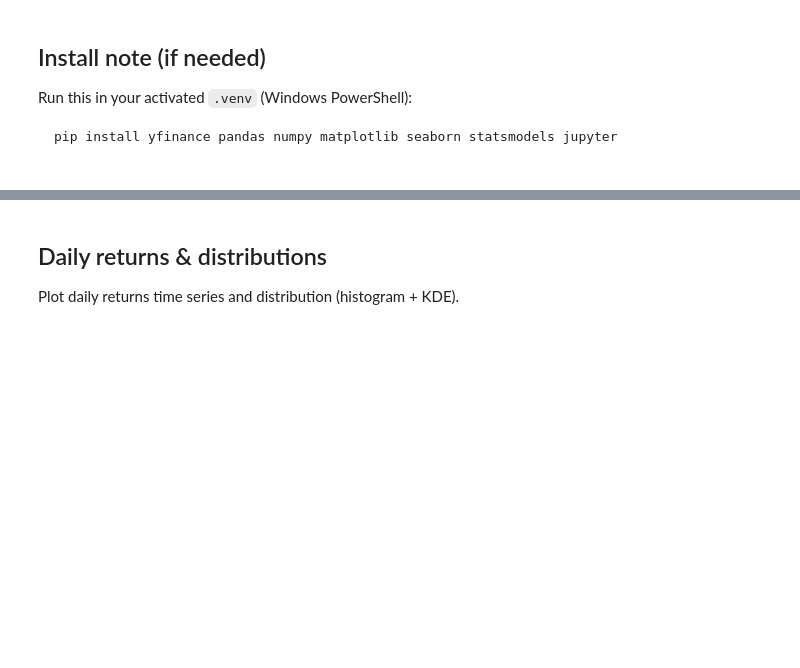
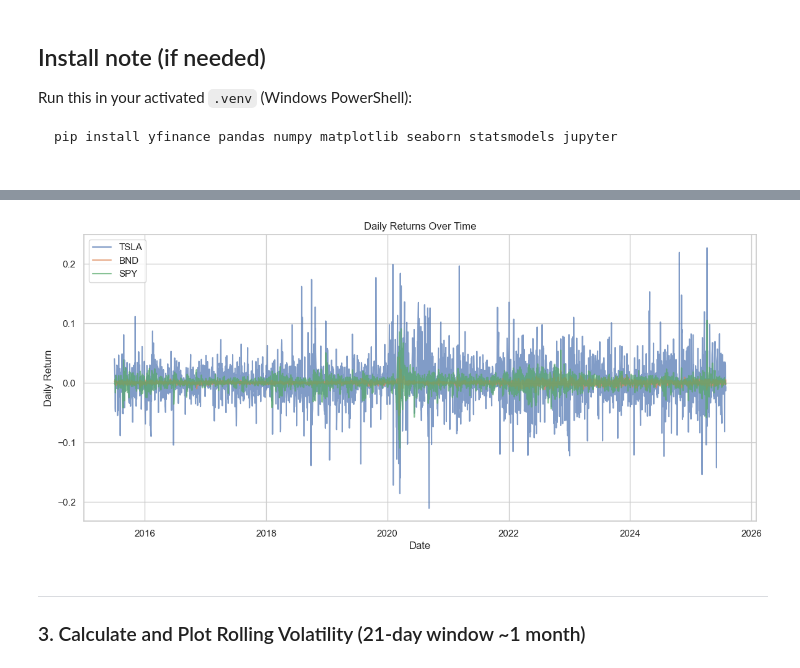
Before and after one commit to BetselotYitagesu/Time-Series-for-Portfolio-Optimization, a Jupyter notebook: notebooks/01_task1_preprocess_explore.ipynb, the cells around one changed output, grey strips where cells are left out. Drawn from its saved outputs; the diff is of its cells as text; code cells hidden in the pictures; blank space fills up the shorter version.

```diff
--- a/notebooks/01_task1_preprocess_explore.ipynb
+++ b/notebooks/01_task1_preprocess_explore.ipynb
@@ -188,20 +197,16 @@ and with log scale for TSLA to show long-term trends.
 # %%
-plt.figure(figsize=(12, 5))
-for t in TICKERS:
-    plt.plot(dfs[t]["price"], label=t)
-plt.title("Adjusted Close / Price (2015-07-01 → 2025-07-31)")
-plt.ylabel("Price (USD)")
+plt.figure(figsize=(14, 6))
+for ticker in TICKERS:
+    plt.plot(returns.index, returns[ticker], label=ticker, alpha=0.7)
+plt.title("Daily Returns Over Time")
+plt.xlabel("Date")
+plt.ylabel("Daily Return")
 plt.legend()
 plt.show()
-
-# TSLA log scale
-plt.figure(figsize=(12, 4))
-plt.plot(dfs["TSLA"]["price"].dropna(), label="TSLA")
-plt.yscale("log")
-plt.title("TSLA Price (log scale)")
-plt.show()
+# %% [output]
+[figure, added]
 # %% [markdown]
-## Daily returns & distributions
+---
 
-Plot daily returns time series and distribution (histogram + KDE).
+### 3. Calculate and Plot Rolling Volatility (21-day window ~1 month)
 # %%
```
Also changed, not shown: parts of 15 cells of this notebook.
